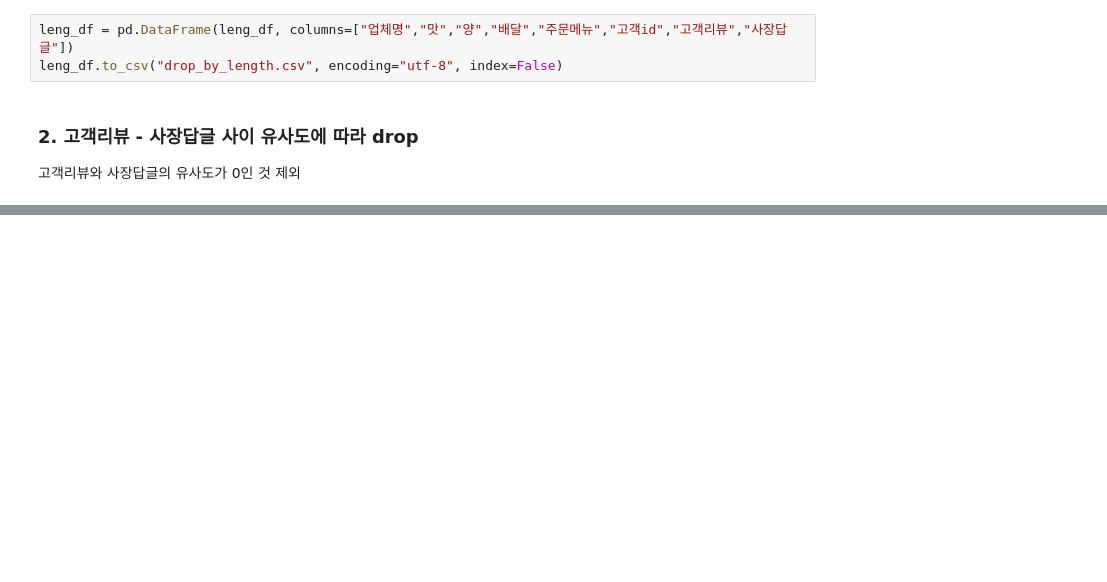
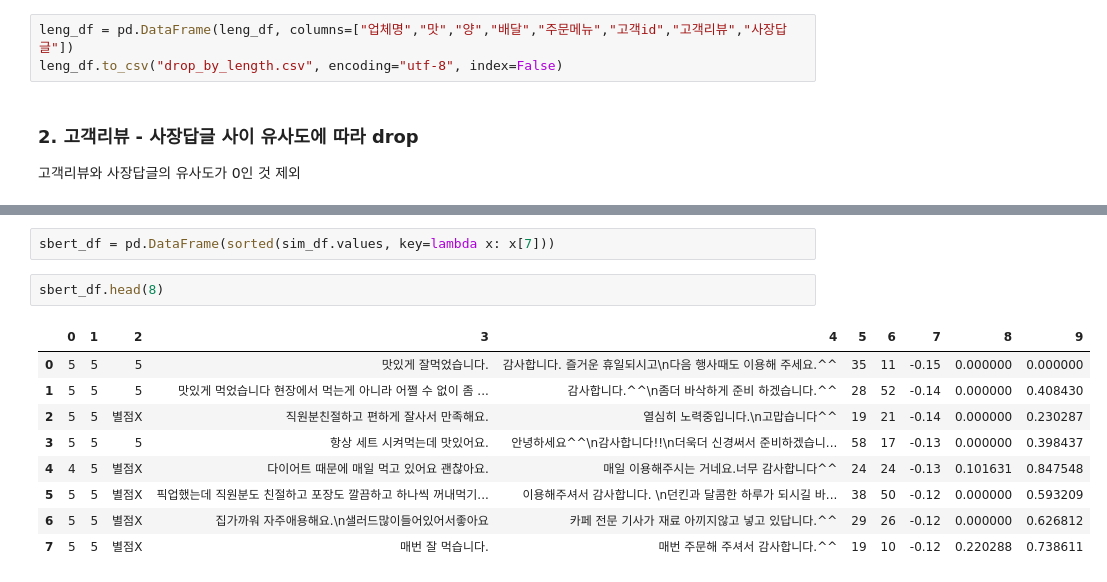
Before and after one commit to boostcampaitech3/final-project-level3-nlp-07, a Jupyter notebook: data_preprocess/drop_nonness.ipynb, the cells around one changed output, grey strips where cells are left out. Cells and saved outputs as stored; diff of their text form; blank space fills up the shorter version.

```diff
--- a/data_preprocess/drop_nonness.ipynb
+++ b/data_preprocess/drop_nonness.ipynb
@@ -41,0 +126,14 @@ sim_df.sample(5)
+# %%
+sbert_df = pd.DataFrame(sorted(sim_df.values, key=lambda x: x[7]))
+# %%
+sbert_df.head(8)
+# %% [output]
+|  | 0 | 1 | 2 | 3 | 4 | 5 | 6 | 7 | 8 | 9 |
+| 0 | 5 | 5 | 5 | 맛있게 잘먹었습니다. | 감사합니다. 즐거운 휴일되시고\n다음 행사때도 이용해 주세요.^^ | 35 | 11 | -0.15 | 0.000000 | 0.000000 |
+| 1 | 5 | 5 | 5 | 맛있게 먹었습니다 현장에서 먹는게 아니라 어쩔 수 없이 좀 ... | 감사합니다.^^\n좀더 바삭하게 준비 하겠습니다.^^ | 28 | 52 | -0.14 | 0.000000 | 0.408430 |
+| 2 | 5 | 5 | 별점X | 직원분친절하고 편하게 잘사서 만족해요. | 열심히 노력중입니다.\n고맙습니다^^ | 19 | 21 | -0.14 | 0.000000 | 0.230287 |
+| 3 | 5 | 5 | 5 | 항상 세트 시켜먹는데 맛있어요. | 안녕하세요^^\n감사합니다!!\n더욱더 신경써서 준비하겠습니... | 58 | 17 | -0.13 | 0.000000 | 0.398437 |
+| 4 | 4 | 5 | 별점X | 다이어트 때문에 매일 먹고 있어요 괜찮아요. | 매일 이용해주시는 거네요.너무 감사합니다^^ | 24 | 24 | -0.13 | 0.101631 | 0.847548 |
+| 5 | 5 | 5 | 별점X | 픽업했는데 직원분도 친절하고 포장도 깔끔하고 하나씩 꺼내먹기... | 이용해주셔서 감사합니다. \n던킨과 달콤한 하루가 되시길 바... | 38 | 50 | -0.12 | 0.000000 | 0.593209 |
+| 6 | 5 | 5 | 별점X | 집가까워 자주애용해요.\n샐러드많이들어있어서좋아요 | 카페 전문 기사가 재료 아끼지않고 넣고 있답니다.^^ | 29 | 26 | -0.12 | 0.000000 | 0.626812 |
+| 7 | 5 | 5 | 별점X | 매번 잘 먹습니다. | 매번 주문해 주셔서 감사합니다.^^ | 19 | 10 | -0.12 | 0.220288 | 0.738611 |
```
Also changed, not shown: parts of 22 cells of this notebook, 1 other file.
